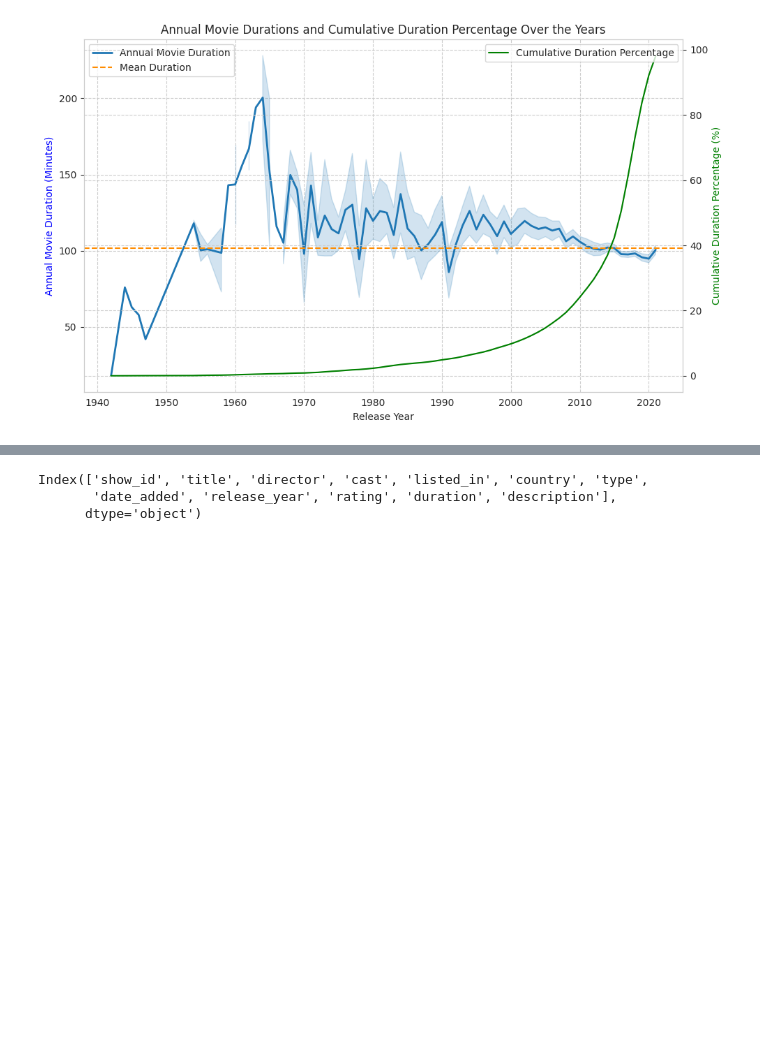
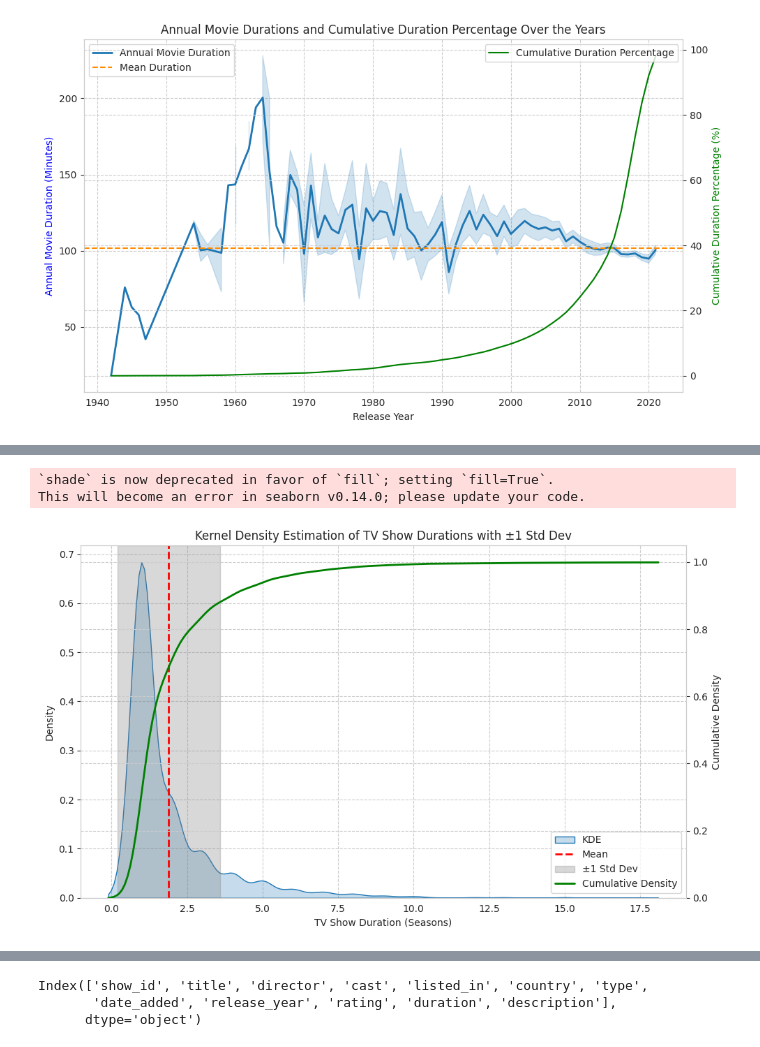
Before and after one commit to DSabarish/netflix_data_analysis, a Jupyter notebook: Netflix_31.ipynb, the cells around one changed output, grey strips where cells are left out. Drawn from its saved outputs; the diff is of its cells as text; code cells hidden in the pictures; blank space fills up the shorter version.

```diff
--- a/Netflix_31.ipynb
+++ b/Netflix_31.ipynb
@@ -1822,0 +1844,29 @@ plt.show()
+# %%
+# Create the figure and primary axis
+fig, ax1 = plt.subplots(figsize=(10, 6))
+
+# KDE plot with shading for 1 sigma standard deviation on primary y-axis
+sns.kdeplot(data=year_tv_show_duration['tv_show_duration'], shade=True, ax=ax1, label='KDE')
+ax1.axvline(mean_duration_tv, color='red', linestyle='--', linewidth=2, label='Mean')
+ax1.axvspan(mean_duration_tv - std_dev_tv, mean_duration_tv + std_dev_tv, color='gray', alpha=0.3, label='±1 Std Dev')
+ax1.set_xlabel('TV Show Duration (Seasons)')
+ax1.set_ylabel('Density')
+ax1.set_title('Kernel Density Estimation of TV Show Durations with ±1 Std Dev')
+
+# Create the secondary y-axis for the cumulative probability density curve
+ax2 = ax1.twinx()
+sns.kdeplot(data=year_tv_show_duration['tv_show_duration'], cumulative=True, ax=ax2, color='green', linestyle='-', linewidth=2, label='Cumulative Density')
+ax2.set_ylabel('Cumulative Density')
+
+# Combine legends
+lines1, labels1 = ax1.get_legend_handles_labels()
+lines2, labels2 = ax2.get_legend_handles_labels()
+ax1.legend(lines1 + lines2, labels1 + labels2, loc='lower right')
+
+# Show plot
+plt.tight_layout()
+plt.show()
+# %% [output]
+`shade` is now deprecated in favor of `fill`; setting `fill=True`.
+This will become an error in seaborn v0.14.0; please update your code.
+[figure, added]
```
Also changed, not shown: parts of 4 cells of this notebook.
